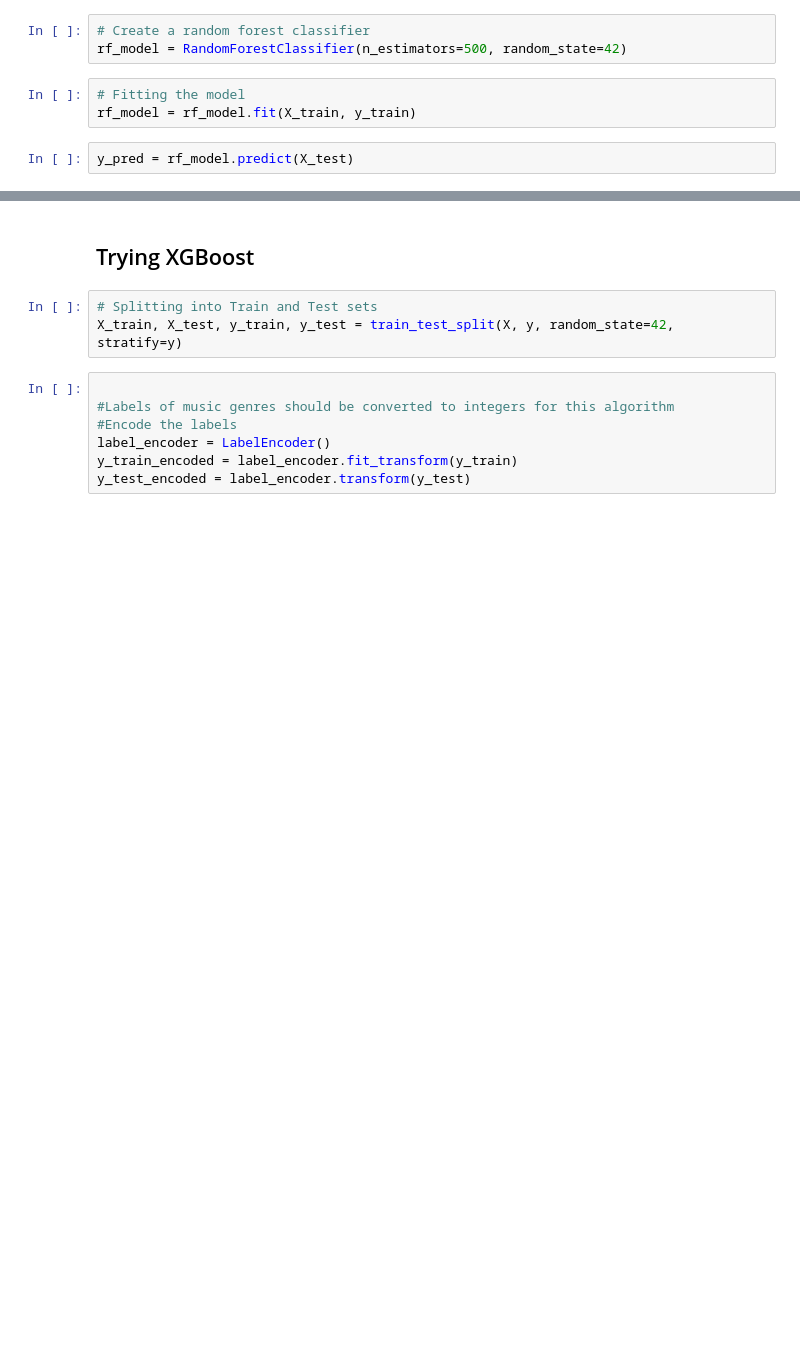
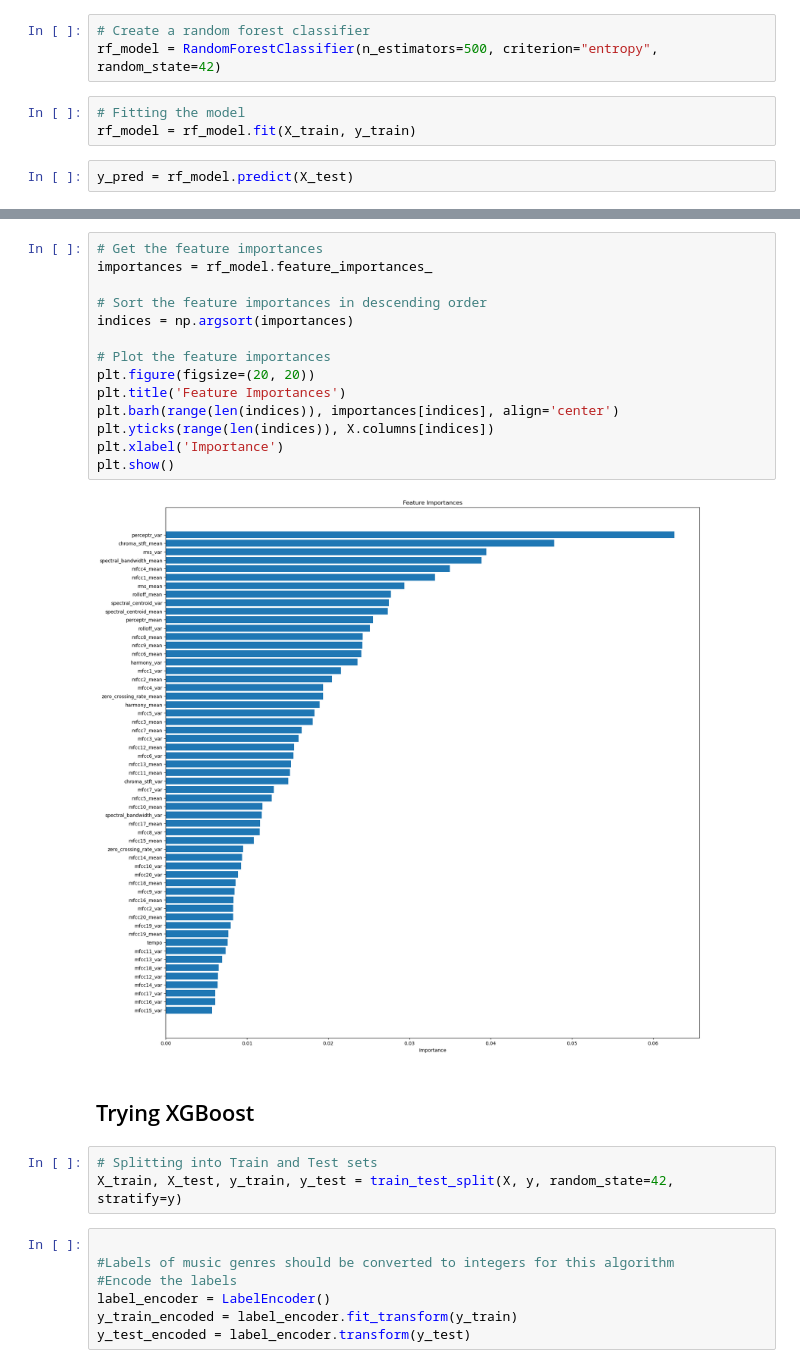
Before and after one commit to mascee/Music_Project, a Jupyter notebook: ML_Olga.ipynb, the cells around one changed output, grey strips where cells are left out. Saved outputs shown, nothing was run; the diff lists cells and outputs as text; blank space fills up the shorter version.

```diff
--- a/ML_Olga.ipynb
+++ b/ML_Olga.ipynb
@@ -87,7 +174,7 @@ array(['blues', 'blues', 'blues', 'blues', 'blues'], dtype=object)
 X_train, X_test, y_train, y_test = train_test_split(X, y, random_state=42, stratify=y)
 # %%
 # Create a random forest classifier
-rf_model = RandomForestClassifier(n_estimators=500, random_state=42)
+rf_model = RandomForestClassifier(n_estimators=500, criterion="entropy", random_state=42)
 # %%
 # Fitting the model
 rf_model = rf_model.fit(X_train, y_train)
@@ -140,3 +227,19 @@ Confusion Matrix for Random Forest:
+# %%
+# Get the feature importances
+importances = rf_model.feature_importances_
+
+# Sort the feature importances in descending order
+indices = np.argsort(importances)
+
+# Plot the feature importances
+plt.figure(figsize=(20, 20))
+plt.title('Feature Importances')
+plt.barh(range(len(indices)), importances[indices], align='center')
+plt.yticks(range(len(indices)), X.columns[indices])
+plt.xlabel('Importance')
+plt.show()
+# %% [output]
+[figure, added]
 # %% [markdown]
 ## Trying XGBoost
 # %%
```
Also changed, not shown: parts of 16 cells of this notebook, 11 other files.
